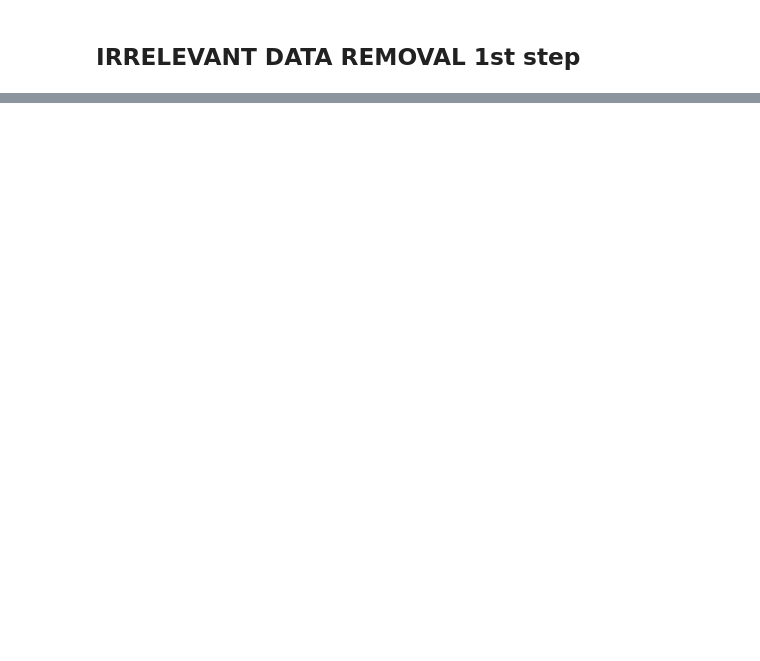
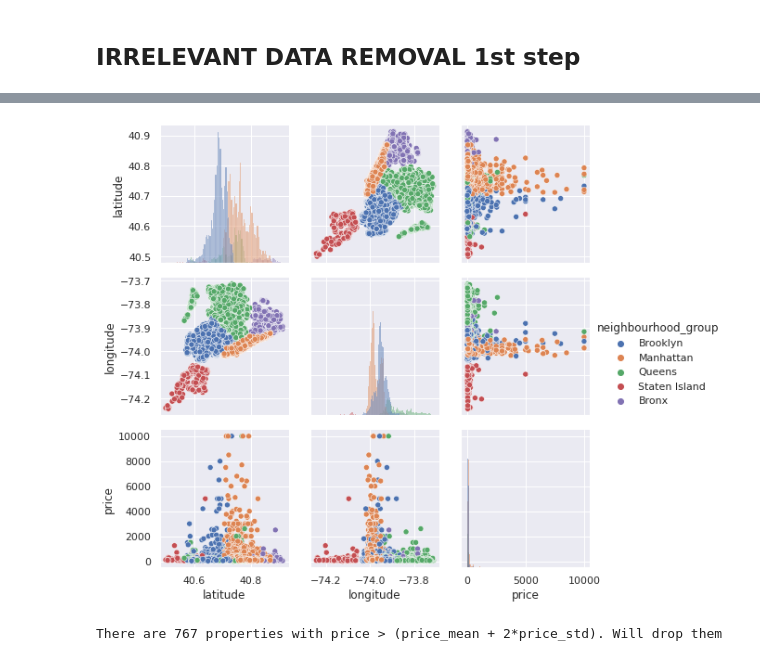
Before and after one commit to jgayosof/11.exploratory-data-analysis-proyect-tutorial, a Jupyter notebook: src/explore.ipynb, the cells around one changed output, grey strips where cells are left out. Cells and saved outputs as stored; diff of their text form; code cells hidden in the pictures; blank space fills up the shorter version.

```diff
--- a/src/explore.ipynb
+++ b/src/explore.ipynb
@@ -268,0 +319,6 @@ len(df[df['price'] < 20])
+# %%
+#Drop irrelevant columns in data
+
+drop_cols_2 = ['neighbourhood', 'minimum_nights', 'number_of_reviews', 'last_review', 'reviews_per_month', 'calculated_host_listings_count', 'availability_365']
+print(f'Will drop this columns: {drop_cols_2}')
+df_clean.drop(drop_cols_2, axis=1, inplace=True)
@@ -268,0 +339,19 @@ len(df[df['price'] < 20])
+# %%
+# Correlations
+g = sns.PairGrid(df_clean, hue='neighbourhood_group')
+g.map_diag(sns.histplot)
+g.map_offdiag(sns.scatterplot)
+g.add_legend()
+plt.show()
+# %% [output]
+[figure, added]
+# %%
+# Delete prices > (mean + 2*std)
+
+# how many price = > (mean + 2*std)?
+price_std = df_clean['price'].std()
+price_mean = df_clean['price'].mean()
+price_high = df_clean.loc[df_clean['price'] > (price_mean + 2*price_std)]
+print(f'There are {len(price_high)} properties with price > (price_mean + 2*price_std). Will drop them')
+# %% [output]
+There are 767 properties with price > (price_mean + 2*price_std). Will drop them
```
Also changed, not shown: parts of 26 cells of this notebook.
